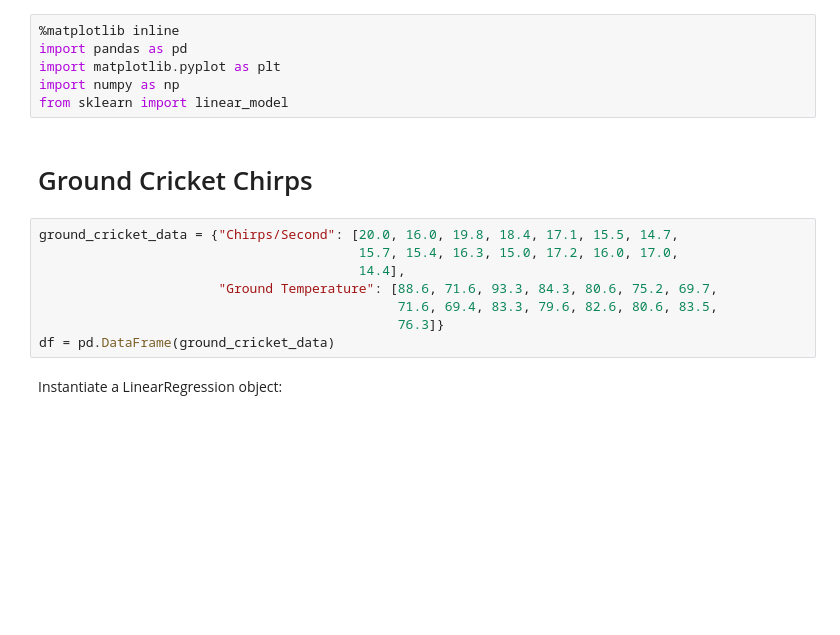
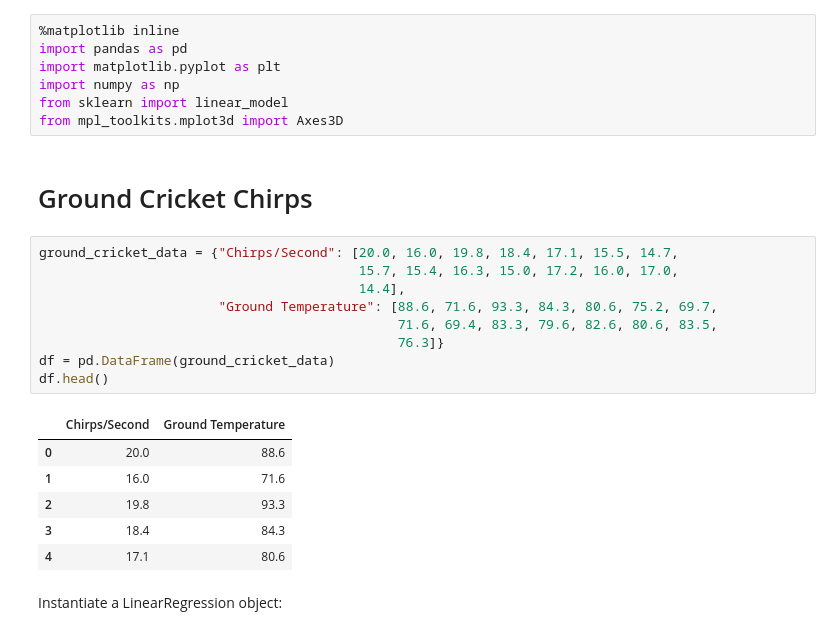
Before and after one commit to katjackson/linear-regression, a Jupyter notebook: simple-linear-regression.ipynb, the cells around one changed output. Cells and saved outputs as stored; diff of their text form; blank space fills up the shorter version.

```diff
--- a/simple-linear-regression.ipynb
+++ b/simple-linear-regression.ipynb
@@ -4,16 +4,25 @@ import pandas as pd
 import matplotlib.pyplot as plt
 import numpy as np
 from sklearn import linear_model
+from mpl_toolkits.mplot3d import Axes3D
 # %% [markdown]
 # Ground Cricket Chirps
 # %%
 ground_cricket_data = {"Chirps/Second": [20.0, 16.0, 19.8, 18.4, 17.1, 15.5, 14.7,
                                          15.7, 15.4, 16.3, 15.0, 17.2, 16.0, 17.0,
                                          14.4],
                        "Ground Temperature": [88.6, 71.6, 93.3, 84.3, 80.6, 75.2, 69.7,
                                               71.6, 69.4, 83.3, 79.6, 82.6, 80.6, 83.5,
                                               76.3]}
 df = pd.DataFrame(ground_cricket_data)
+df.head()
+# %% [output]
+|  | Chirps/Second | Ground Temperature |
+| 0 | 20.0 | 88.6 |
+| 1 | 16.0 | 71.6 |
+| 2 | 19.8 | 93.3 |
+| 3 | 18.4 | 84.3 |
+| 4 | 17.1 | 80.6 |
 # %% [markdown]
 Instantiate a LinearRegression object:
 # %%
```
Also changed, not shown: parts of 13 cells of this notebook, 5 other files.
